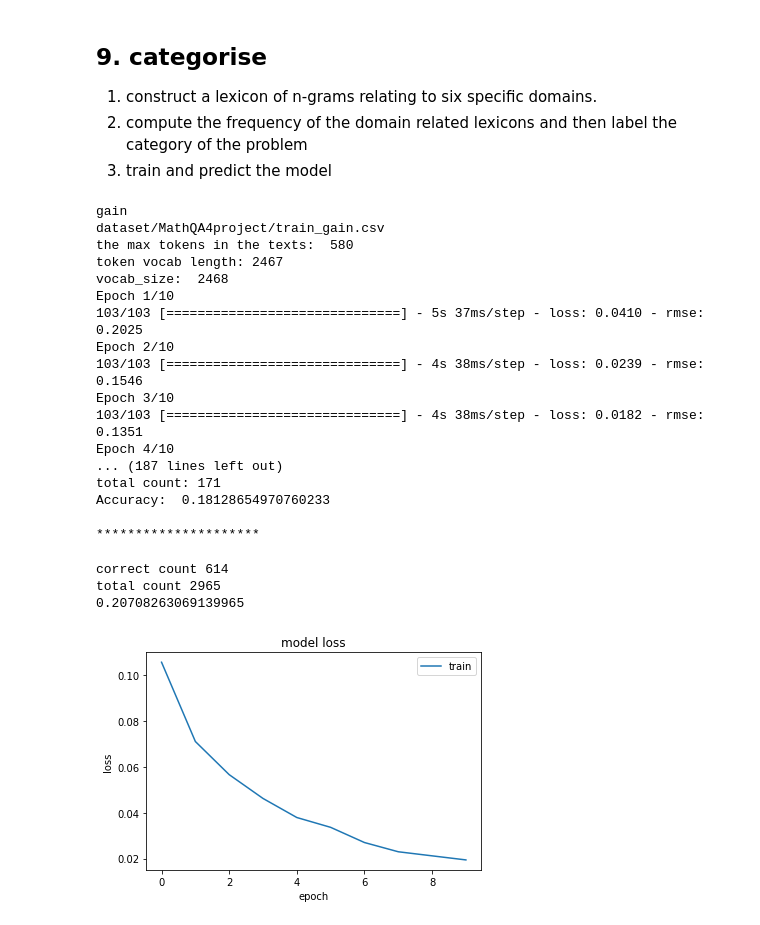
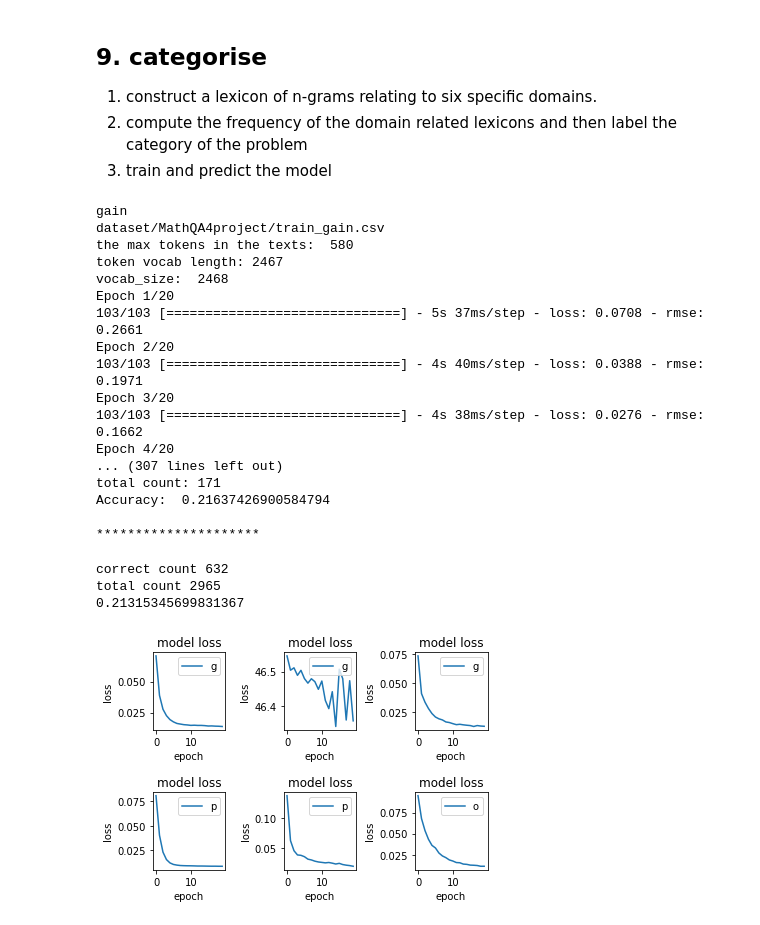
Before and after one commit to Liya-2/Project_MathQA, a Jupyter notebook: 1_TextRegression.ipynb, the cells around one changed output. Saved outputs shown, nothing was run; the diff lists cells and outputs as text; code cells hidden in the pictures.

Commit message:
v10:model with cat and low acc

```diff
--- a/1_TextRegression.ipynb
+++ b/1_TextRegression.ipynb
@@ -278,7 +278,7 @@ def pad_text_seq(x_seq, sequence_length):
     return  x
 # %%
 
-fp = 'dataset/MathQA4project/00_test.csv'
+fp = 'dataset/MathQA4project/00_train.csv'
 df = pd.read_csv(fp, index_col=0)
 norm_df = sum_norm(df)
 subset, ans = get_valid_subset(norm_df)
@@ -307,6 +307,8 @@ print("max sequence length: ", max_seq)
 # get the distribution of the length of sequence in each sentence text
 plt.title("The distribution of the length of sequences in each sentence text")
 plt.hist(seq_length, bins=20)
+plt.xlabel("length of tokens")
+plt.ylabel("counts")
 plt.xticks(np.arange(0, 150, 20))
 plt.show()
 
@@ -517,7 +541,7 @@ Trainable params: 43,294
 Non-trainable params: 2,428,500
 __________________________________________________________________________________________________
 # %%
-EPOCHS = 3
+EPOCHS = 20
 subindex1 = 0
 subindex2 = 290
 
@@ -656,7 +691,7 @@ def train_cat(label):
     model = buildModel(vocab_size, embedding_dim, sequence_length, embedding_matrix, numbers_length)
 
     # train the model with cat
-    EPOCHS = 10
+    EPOCHS = 20
     subindex1 = 0
     subindex2 = 290
 
@@ -707,16 +742,16 @@ dataset/MathQA4project/train_gain.csv
 the max tokens in the texts:  580
 token vocab length: 2467
 vocab_size:  2468
-Epoch 1/10
-103/103 [==============================] - 5s 37ms/step - loss: 0.0410 - rmse: 0.2025
-Epoch 2/10
-103/103 [==============================] - 4s 38ms/step - loss: 0.0239 - rmse: 0.1546
-Epoch 3/10
-103/103 [==============================] - 4s 38ms/step - loss: 0.0182 - rmse: 0.1351
-Epoch 4/10
-... (187 lines left out)
+Epoch 1/20
+103/103 [==============================] - 5s 37ms/step - loss: 0.0708 - rmse: 0.2661
+Epoch 2/20
+103/103 [==============================] - 4s 40ms/step - loss: 0.0388 - rmse: 0.1971
+Epoch 3/20
+103/103 [==============================] - 4s 38ms/step - loss: 0.0276 - rmse: 0.1662
+Epoch 4/20
+... (307 lines left out)
 total count: 171
-Accuracy:  0.18128654970760233
+Accuracy:  0.21637426900584794
 
 *********************
 # %%
@@ -724,19 +759,28 @@ print("correct count", sum(cor_count_list))
 print("total count", sum(total_count_list))
 print(sum(cor_count_list) / sum(total_count_list))
 # %% [output]
-correct count 614
+correct count 632
 total count 2965
-0.20708263069139965
+0.21315345699831367
 # %%
 # show the loss
-plt.plot(m.history['loss'])
-plt.title('model loss')
-plt.ylabel('loss')
-plt.xlabel('epoch')
-plt.legend(['train'], loc='upper right')
+
+
+# fig, ax = plt.subplot(3, 2, True, figsize=(12, 9))
+
+for i in range(len(m_list)):
+    plt.subplot(2, 3, (i+1))
+    plt.plot(m_list[i].history['loss'])
+
+    plt.title('model loss')
+    plt.ylabel('loss')
+    plt.xlabel('epoch')
+    plt.legend(cat_label[i], loc='upper right')
+
+plt.subplots_adjust(wspace=0.8, hspace=0.8)
 plt.show()
 # %% [output]
-[figure, old version]
+[figure, new version]
 # %%
 pred_test_df_list[4]
 # %% [output]
```
Also changed, not shown: parts of 9 cells of this notebook.
